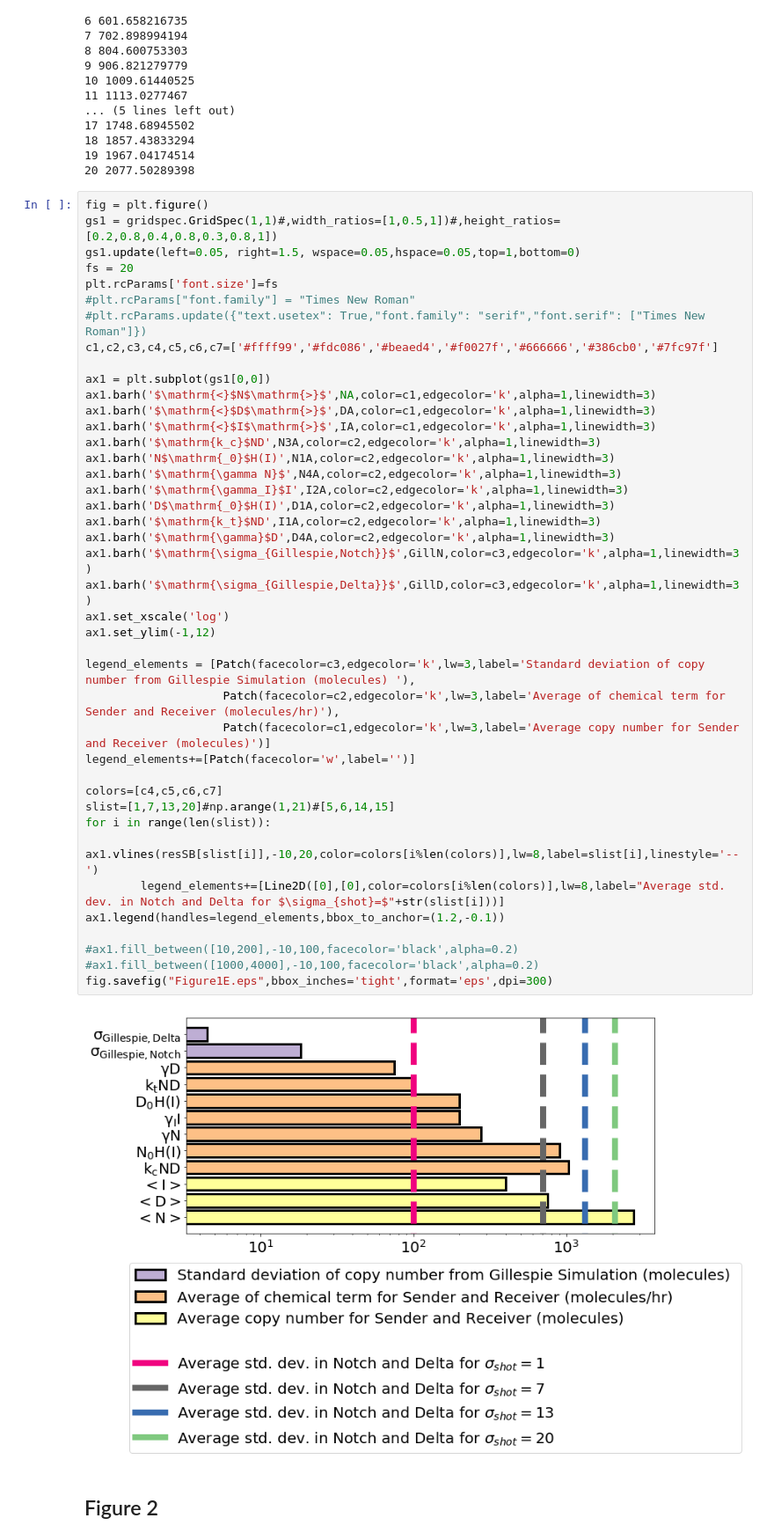
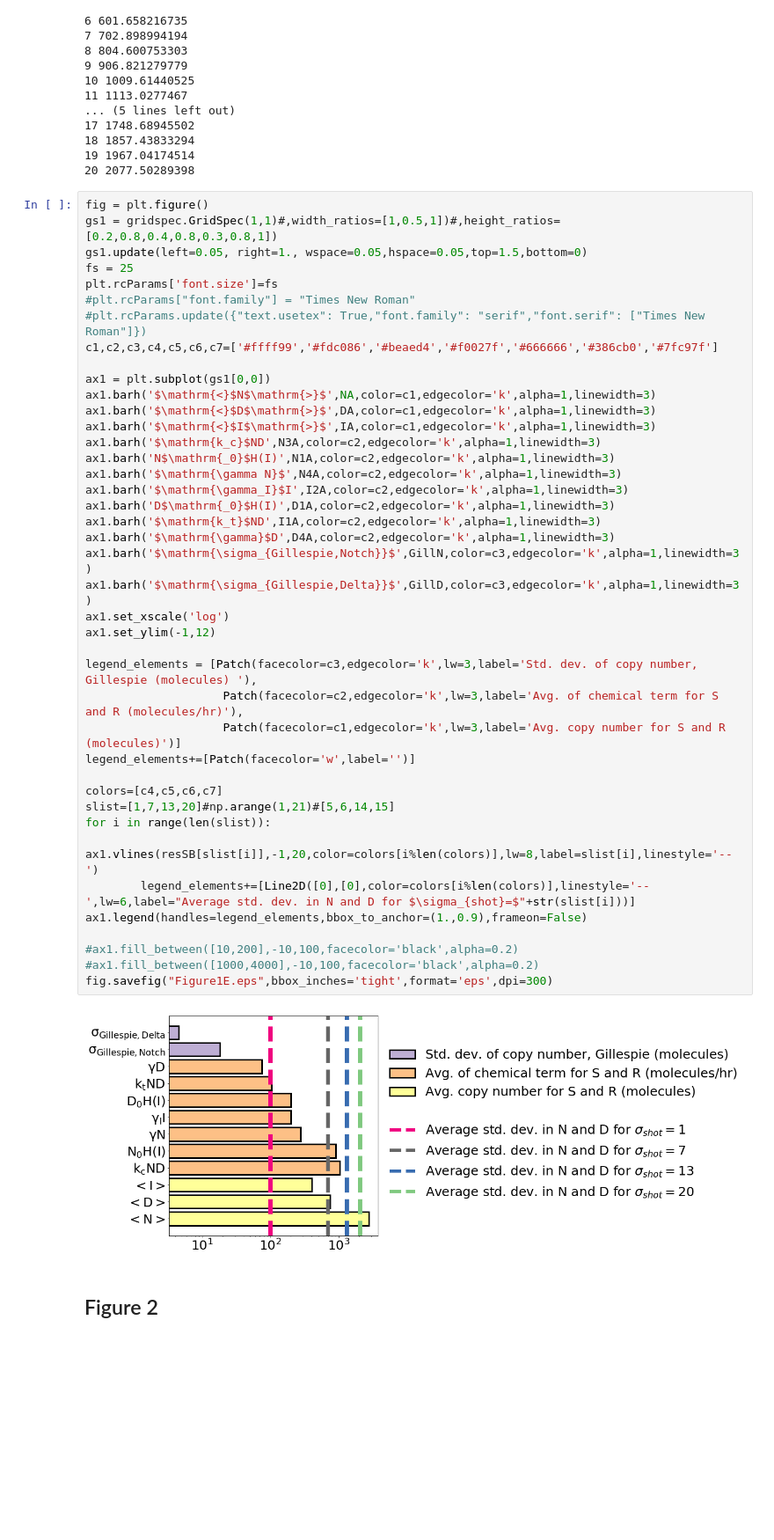
Before and after one commit to madgal/Stochastic-Notch-Patterns, a Jupyter notebook: FiguresForMain.ipynb, the cells around one changed output. Shown at 88% size. Cells and saved outputs as stored; diff of their text form; blank space fills up the shorter version.

```diff
--- a/FiguresForMain.ipynb
+++ b/FiguresForMain.ipynb
@@ -97,46 +97,46 @@ for noise in np.arange(0,21):
 # %%
 fig = plt.figure()
 gs1 = gridspec.GridSpec(1,1)#,width_ratios=[1,0.5,1])#,height_ratios=[0.2,0.8,0.4,0.8,0.3,0.8,1])
-gs1.update(left=0.05, right=1.5, wspace=0.05,hspace=0.05,top=1,bottom=0)
-fs = 20
+gs1.update(left=0.05, right=1., wspace=0.05,hspace=0.05,top=1.5,bottom=0)
+fs = 25
 plt.rcParams['font.size']=fs
 #plt.rcParams["font.family"] = "Times New Roman"
 #plt.rcParams.update({"text.usetex": True,"font.family": "serif","font.serif": ["Times New Roman"]})
 c1,c2,c3,c4,c5,c6,c7=['#ffff99','#fdc086','#beaed4','#f0027f','#666666','#386cb0','#7fc97f']
 
 ax1 = plt.subplot(gs1[0,0])
 ax1.barh('$\mathrm{<}$N$\mathrm{>}$',NA,color=c1,edgecolor='k',alpha=1,linewidth=3)
 ax1.barh('$\mathrm{<}$D$\mathrm{>}$',DA,color=c1,edgecolor='k',alpha=1,linewidth=3)
 ax1.barh('$\mathrm{<}$I$\mathrm{>}$',IA,color=c1,edgecolor='k',alpha=1,linewidth=3)
 ax1.barh('$\mathrm{k_c}$ND',N3A,color=c2,edgecolor='k',alpha=1,linewidth=3)
 ax1.barh('N$\mathrm{_0}$H(I)',N1A,color=c2,edgecolor='k',alpha=1,linewidth=3)
 ax1.barh('$\mathrm{\gamma N}$',N4A,color=c2,edgecolor='k',alpha=1,linewidth=3)
 ax1.barh('$\mathrm{\gamma_I}$I',I2A,color=c2,edgecolor='k',alpha=1,linewidth=3)
 ax1.barh('D$\mathrm{_0}$H(I)',D1A,color=c2,edgecolor='k',alpha=1,linewidth=3)
 ax1.barh('$\mathrm{k_t}$ND',I1A,color=c2,edgecolor='k',alpha=1,linewidth=3)
 ax1.barh('$\mathrm{\gamma}$D',D4A,color=c2,edgecolor='k',alpha=1,linewidth=3)
 ax1.barh('$\mathrm{\sigma_{Gillespie,Notch}}$',GillN,color=c3,edgecolor='k',alpha=1,linewidth=3)
 ax1.barh('$\mathrm{\sigma_{Gillespie,Delta}}$',GillD,color=c3,edgecolor='k',alpha=1,linewidth=3)
 ax1.set_xscale('log')
 ax1.set_ylim(-1,12)
 
-legend_elements = [Patch(facecolor=c3,edgecolor='k',lw=3,label='Standard deviation of copy number from Gillespie Simulation (molecules) '),
-                    Patch(facecolor=c2,edgecolor='k',lw=3,label='Average of chemical term for Sender and Receiver (molecules/hr)'),
-                    Patch(facecolor=c1,edgecolor='k',lw=3,label='Average copy number for Sender and Receiver (molecules)')]
+legend_elements = [Patch(facecolor=c3,edgecolor='k',lw=3,label='Std. dev. of copy number, Gillespie (molecules) '),
+                    Patch(facecolor=c2,edgecolor='k',lw=3,label='Avg. of chemical term for S and R (molecules/hr)'),
+                    Patch(facecolor=c1,edgecolor='k',lw=3,label='Avg. copy number for S and R (molecules)')]
 legend_elements+=[Patch(facecolor='w',label='')]
 
 colors=[c4,c5,c6,c7]
 slist=[1,7,13,20]#np.arange(1,21)#[5,6,14,15]
 for i in range(len(slist)):
-        ax1.vlines(resSB[slist[i]],-10,20,color=colors[i%len(colors)],lw=8,label=slist[i],linestyle='--')
-        legend_elements+=[Line2D([0],[0],color=colors[i%len(colors)],lw=8,label="Average std. dev. in Notch and Delta for $\sigma_{shot}=$"+str(slist[i]))]
-ax1.legend(handles=legend_elements,bbox_to_anchor=(1.2,-0.1))
+        ax1.vlines(resSB[slist[i]],-1,20,color=colors[i%len(colors)],lw=8,label=slist[i],linestyle='--')
+        legend_elements+=[Line2D([0],[0],color=colors[i%len(colors)],linestyle='--',lw=6,label="Average std. dev. in N and D for $\sigma_{shot}=$"+str(slist[i]))]
+ax1.legend(handles=legend_elements,bbox_to_anchor=(1.,0.9),frameon=False)
 
 #ax1.fill_between([10,200],-10,100,facecolor='black',alpha=0.2)
 #ax1.fill_between([1000,4000],-10,100,facecolor='black',alpha=0.2)
 fig.savefig("Figure1E.eps",bbox_inches='tight',format='eps',dpi=300)
 # %% [output]
-[figure, old version]
+[figure, new version]
 # %% [markdown]
 ## Figure 2
 # %% [markdown]
```
Also changed, not shown: 2 other files.
